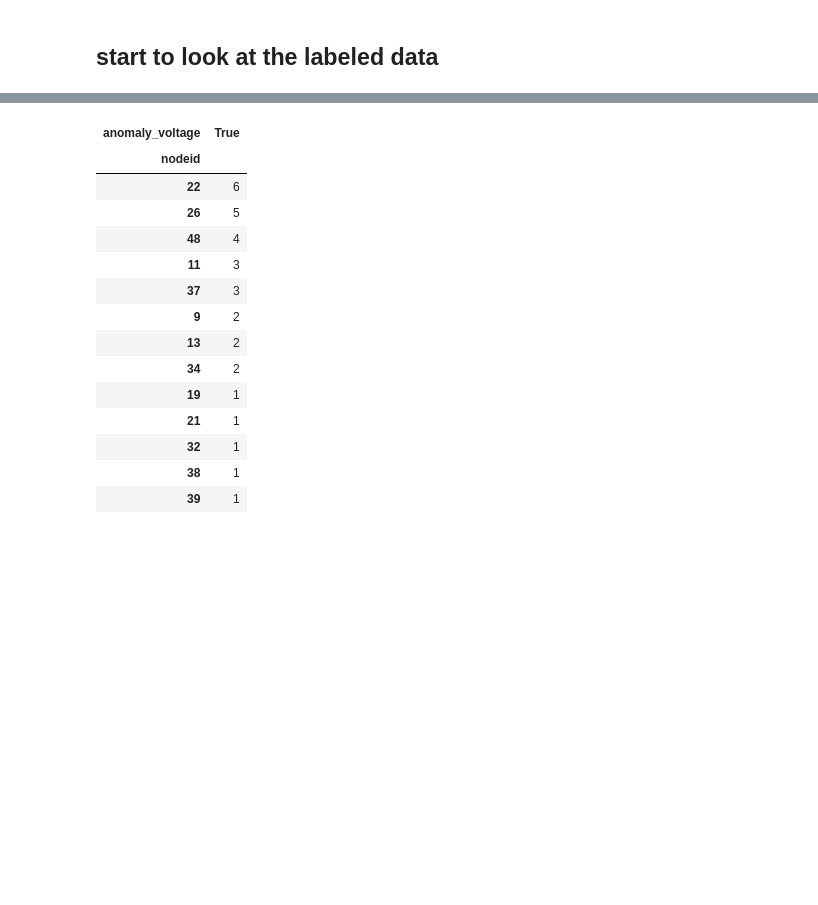
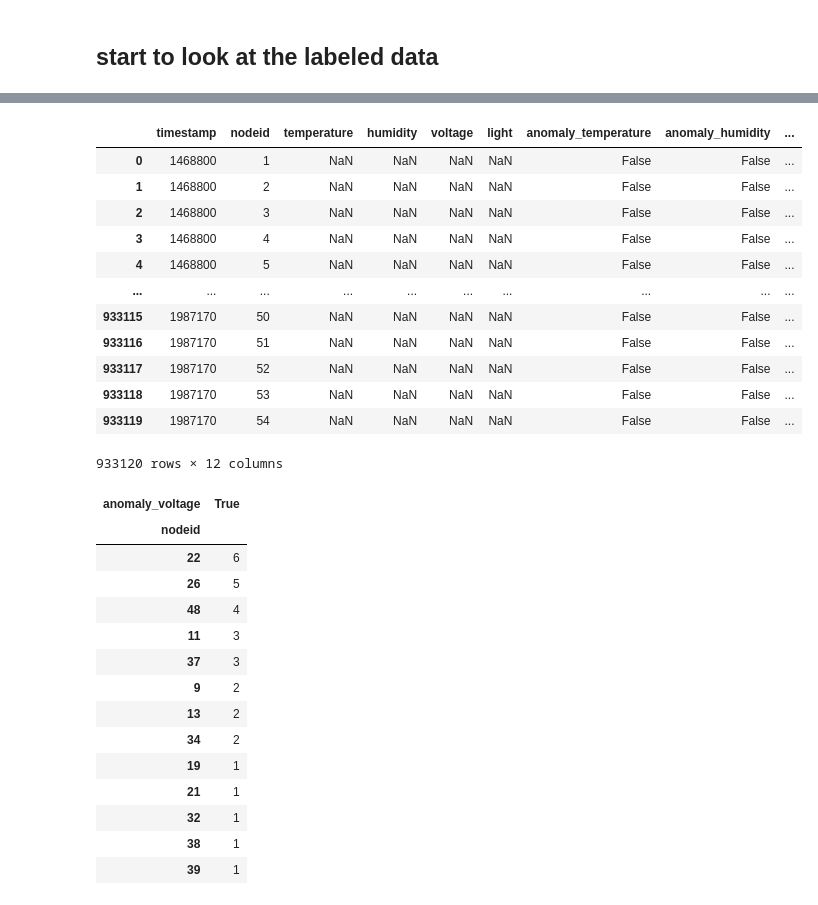
Before and after one commit to siji2022/CS6604_LoG_project, a Jupyter notebook: manual_labeling.ipynb, the cells around one changed output, grey strips where cells are left out. Drawn from its saved outputs; the diff is of its cells as text; code cells hidden in the pictures; blank space fills up the shorter version.

```diff
--- a/manual_labeling.ipynb
+++ b/manual_labeling.ipynb
@@ -152,3 +135,22 @@ labeled_df
+# %%
+labeled_df=pd.read_csv('./data/manual_label.csv')
+labeled_df['dt']=pd.to_datetime(labeled_df['timestamp'], unit='s')
+labeled_df['datetime'] = labeled_df['dt'].dt.strftime('%Y-%m-%d %H:%M:%S')
+labeled_df
+# %% [output]
+|  | timestamp | nodeid | temperature | humidity | voltage | light | anomaly_temperature | anomaly_humidity | ... |
+| 0 | 1468800 | 1 | NaN | NaN | NaN | NaN | False | False | ... |
+| 1 | 1468800 | 2 | NaN | NaN | NaN | NaN | False | False | ... |
+| 2 | 1468800 | 3 | NaN | NaN | NaN | NaN | False | False | ... |
+| 3 | 1468800 | 4 | NaN | NaN | NaN | NaN | False | False | ... |
+| 4 | 1468800 | 5 | NaN | NaN | NaN | NaN | False | False | ... |
+| ... | ... | ... | ... | ... | ... | ... | ... | ... | ... |
+| 933115 | 1987170 | 50 | NaN | NaN | NaN | NaN | False | False | ... |
+| 933116 | 1987170 | 51 | NaN | NaN | NaN | NaN | False | False | ... |
+| 933117 | 1987170 | 52 | NaN | NaN | NaN | NaN | False | False | ... |
+| 933118 | 1987170 | 53 | NaN | NaN | NaN | NaN | False | False | ... |
+| 933119 | 1987170 | 54 | NaN | NaN | NaN | NaN | False | False | ... |
+933120 rows × 12 columns
 # %%
 # group by nodeid and anomaly_temperature and count the size,
 df_an=labeled_df[labeled_df['anomaly_voltage']==True]
```
Also changed, not shown: parts of 3 cells of this notebook, 1 other file.
